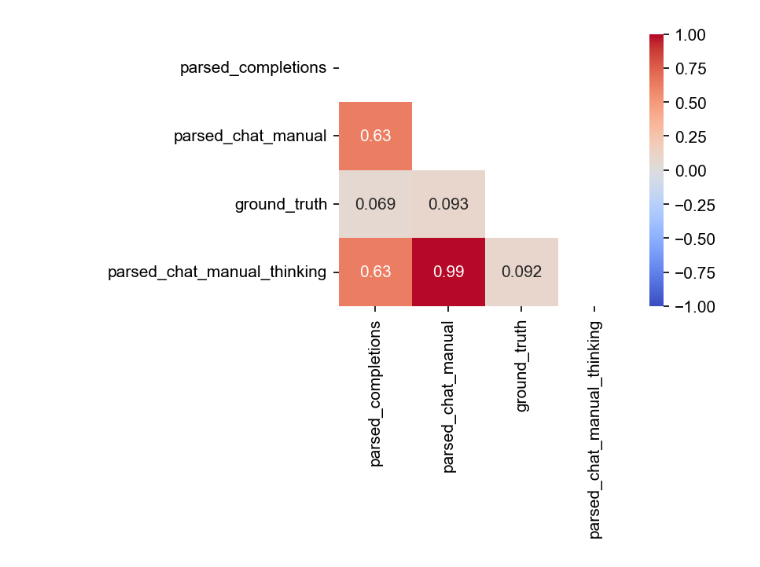
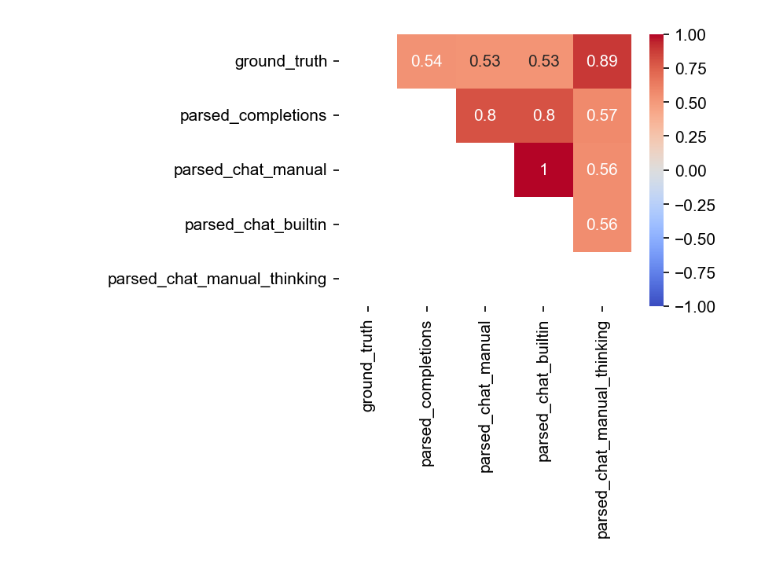
Before and after one commit to rmovva/HypotheSAEs, a Jupyter notebook: notebooks/local_llm.ipynb, the cells around one changed output. Saved outputs shown, nothing was run; the diff lists cells and outputs as text; code cells hidden in the pictures.

Commit message:
test qwen3 "thinking"

```diff
--- a/notebooks/local_llm.ipynb
+++ b/notebooks/local_llm.ipynb
@@ -2,7 +2,8 @@
 from hypothesaes.llm_local import _get_engine
 from hypothesaes.utils import get_text_for_printing
 
-model = "google/gemma-3-1b-it"
+# model = "google/gemma-3-1b-it"
+model = "Qwen/Qwen3-8B"
 # model = "Qwen/Qwen3-0.6B"
 engine = _get_engine(model)
 tokenizer = engine.get_tokenizer()
@@ -35,10 +36,10 @@ from hypothesaes.utils import load_prompt
 from time import time
 from vllm import SamplingParams
 
-# base_prompt = load_prompt('annotate-simple')
+simple_prompt = load_prompt('annotate-simple')
 base_prompt = load_prompt('annotate')
 concept = 'mentions a waiter or waitress by name'
-texts_to_annotate = texts[:1000]
+texts_to_annotate = texts[:2000]
 
 sampling_params = SamplingParams(max_tokens=1, temperature=0.0)
 sampling_params_thinking = SamplingParams(max_tokens=500, temperature=0.0)
@@ -96,14 +97,15 @@ score_results(parsed_chat_manual, y_gt)
 # for text, output in zip(texts_to_annotate, outputs_chat_manual):
 #     print(f"  - {get_text_for_printing(text, max_chars=50)}: {get_text_for_printing(output.outputs[0].text, max_chars=100)}")
 
-# start = time()
-# outputs_chat = engine.chat(prompts_messages_list, sampling_params=sampling_params, chat_template_kwargs={'enable_thinking': False})
-# print(f"engine.chat() with chat turns: {time() - start:.1f}s")
-# parsed_chat = np.array([parse_response(output.outputs[0].text) for output in outputs_chat])
-# score_results(parsed_chat, y_gt)
-# df_annot['parsed_chat'] = parsed_chat
-# # for text, output in zip(texts_to_annotate, outputs_chat):
-# #     print(f"  - {get_text_for_printing(text, max_chars=50)}: {get_text_for_printing(output.outputs[0].text, max_chars=100)}")
+if 'parsed_chat_builtin' not in df_annot.columns:
+    start = time()
+    outputs_chat = engine.chat(prompts_messages_list, sampling_params=sampling_params, chat_template_kwargs={'enable_thinking': False})
+    print(f"engine.chat() with chat turns: {time() - start:.1f}s")
+    parsed_chat_builtin = np.array([parse_response(output.outputs[0].text) for output in outputs_chat])
+    df_annot['parsed_chat_builtin'] = parsed_chat_builtin
+score_results(parsed_chat_builtin, y_gt)
+# for text, output in zip(texts_to_annotate, outputs_chat):
+#     print(f"  - {get_text_for_printing(text, max_chars=50)}: {get_text_for_printing(output.outputs[0].text, max_chars=100)}")
 
 if 'parsed_chat_manual_thinking' not in df_annot.columns:
     start = time()
@@ -130,14 +140,14 @@ score_results(parsed_chat_manual_thinking, y_gt)
 # %%
 import seaborn as sns
 import matplotlib.pyplot as plt
 
 # Compute correlation matrix for all numeric columns
-corr = df_annot.corr(numeric_only=True)
+corr = df_annot.corr()
 
 # Plot triangular (lower triangle) heatmap
-mask = np.triu(np.ones_like(corr, dtype=bool))
+mask = np.tril(np.ones_like(corr, dtype=bool))
 plt.figure(figsize=(4, 3), dpi=150)
 sns.heatmap(corr, mask=mask, annot=True, cmap='coolwarm', vmin=-1, vmax=1)
 plt.show()
 # %% [output]
-[figure, old version]
+[figure, new version]
```
Also changed, not shown: parts of 3 cells of this notebook.
